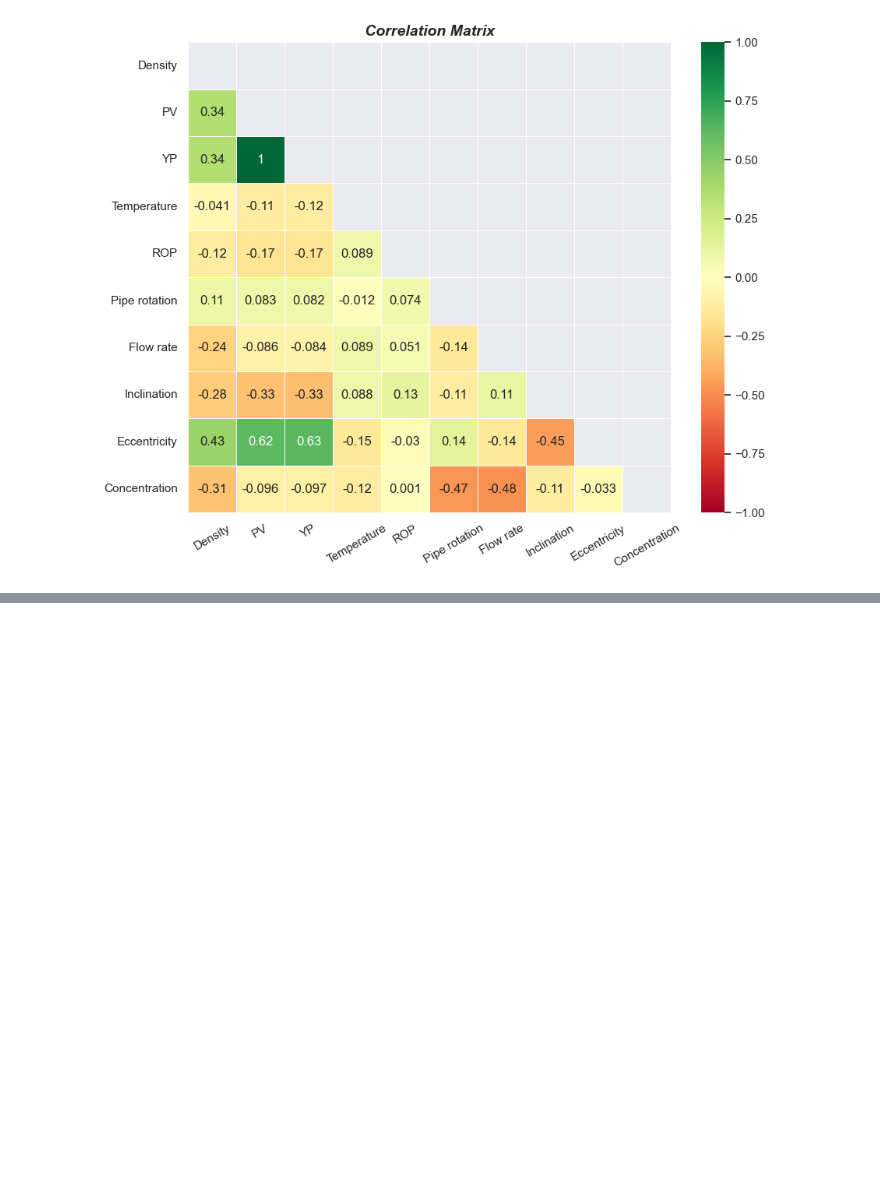
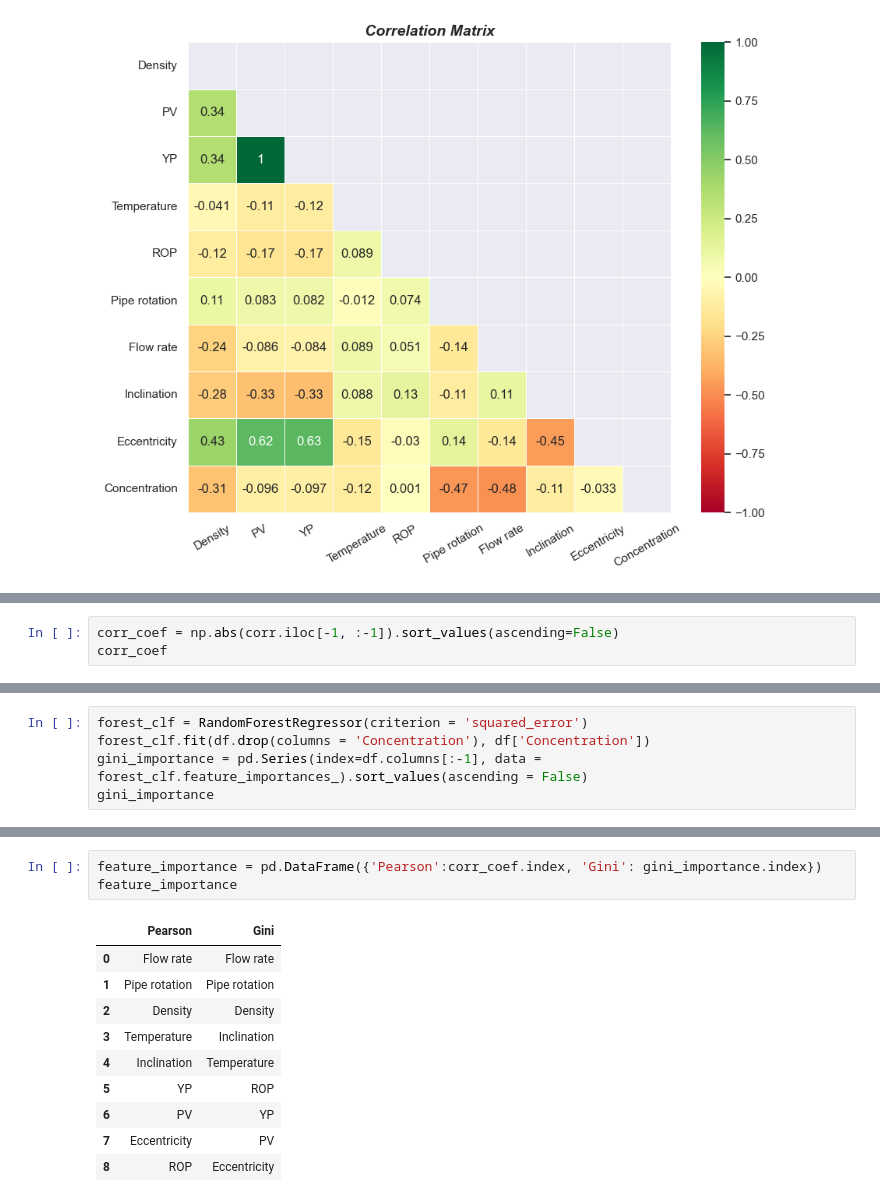
Before and after one commit to awojinrin/ML-Workflow-for-the-Determination-of-Hole-Cleaning-Conditions, a Jupyter notebook: 1 - Cleaning and Generating Correlation Matrix.ipynb, the cells around one changed output, grey strips where cells are left out. Cells and saved outputs as stored; diff of their text form; blank space fills up the shorter version.

```diff
--- a/1 - Cleaning and Generating Correlation Matrix.ipynb
+++ b/1 - Cleaning and Generating Correlation Matrix.ipynb
@@ -38,0 +55,3 @@ plt.savefig(fname = 'correlation_matrix.png', format = 'png');
+# %%
+corr_coef = np.abs(corr.iloc[-1, :-1]).sort_values(ascending=False)
+corr_coef
@@ -38,0 +69,5 @@ plt.savefig(fname = 'correlation_matrix.png', format = 'png');
+# %%
+forest_clf = RandomForestRegressor(criterion = 'squared_error')
+forest_clf.fit(df.drop(columns = 'Concentration'), df['Concentration'])
+gini_importance = pd.Series(index=df.columns[:-1], data = forest_clf.feature_importances_).sort_values(ascending = False)
+gini_importance
@@ -38,0 +85,14 @@ plt.savefig(fname = 'correlation_matrix.png', format = 'png');
+# %%
+feature_importance = pd.DataFrame({'Pearson':corr_coef.index, 'Gini': gini_importance.index})
+feature_importance
+# %% [output]
+|  | Pearson | Gini |
+| 0 | Flow rate | Flow rate |
+| 1 | Pipe rotation | Pipe rotation |
+| 2 | Density | Density |
+| 3 | Temperature | Inclination |
+| 4 | Inclination | Temperature |
+| 5 | YP | ROP |
+| 6 | PV | YP |
+| 7 | Eccentricity | PV |
+| 8 | ROP | Eccentricity |
```
Also changed, not shown: parts of 5 cells of this notebook.
